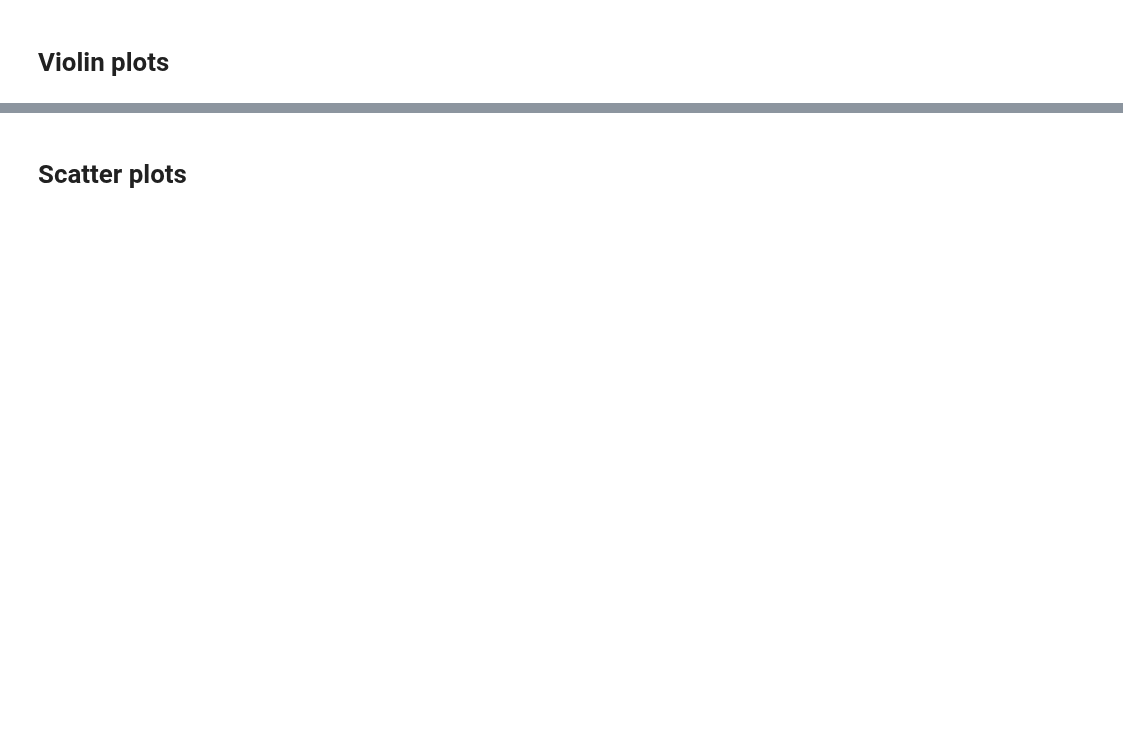
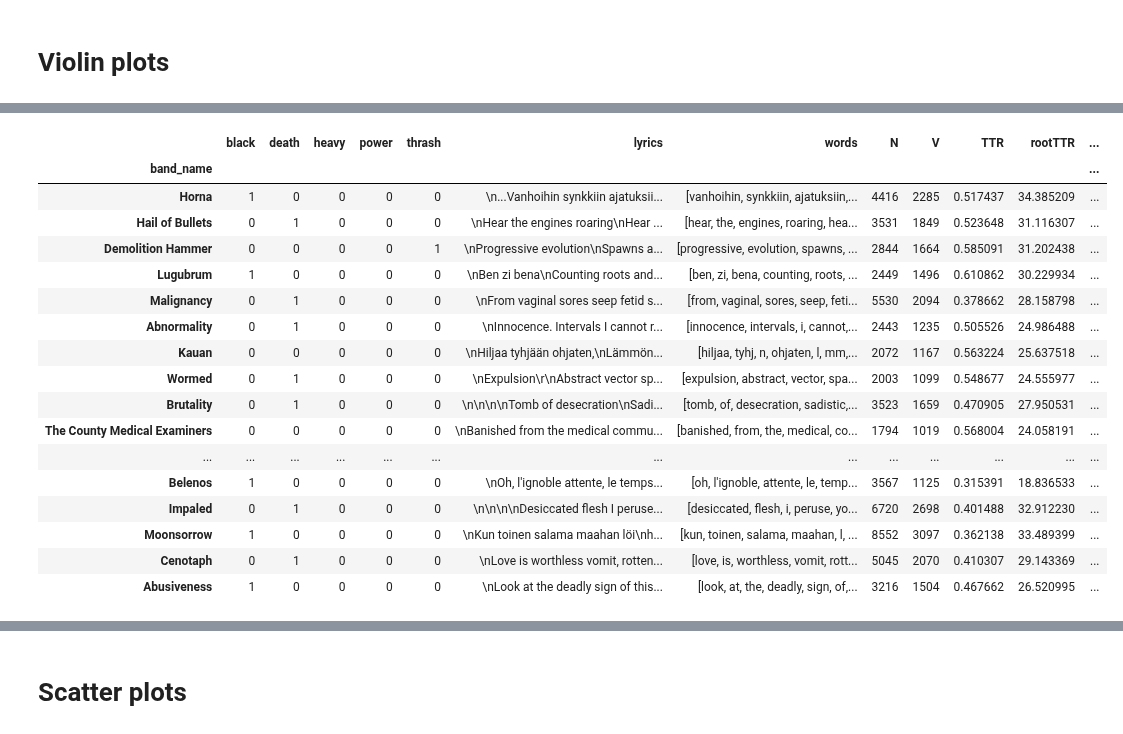
Before and after one commit to pdqnguyen/metallyrics, a Jupyter notebook: lyrics2.ipynb, the cells around one changed output, grey strips where cells are left out. Saved outputs shown, nothing was run; the diff lists cells and outputs as text; code cells hidden in the pictures; blank space fills up the shorter version.

```diff
--- a/lyrics2.ipynb
+++ b/lyrics2.ipynb
@@ -290,0 +284,21 @@ plot_violinplots(df_bands, figsize=(16, 18))
+# %%
+df_bands.sort_values('mtld', ascending=False)[:20]
+# %% [output]
+|  | black | death | heavy | power | thrash | lyrics | words | N | V | TTR | rootTTR | ... |
+| band_name |  |  |  |  |  |  |  |  |  |  |  | ... |
+| Horna | 1 | 0 | 0 | 0 | 0 | \n...Vanhoihin synkkiin ajatuksii... | [vanhoihin, synkkiin, ajatuksiin,... | 4416 | 2285 | 0.517437 | 34.385209 | ... |
+| Hail of Bullets | 0 | 1 | 0 | 0 | 0 | \nHear the engines roaring\nHear ... | [hear, the, engines, roaring, hea... | 3531 | 1849 | 0.523648 | 31.116307 | ... |
+| Demolition Hammer | 0 | 0 | 0 | 0 | 1 | \nProgressive evolution\nSpawns a... | [progressive, evolution, spawns, ... | 2844 | 1664 | 0.585091 | 31.202438 | ... |
+| Lugubrum | 1 | 0 | 0 | 0 | 0 | \nBen zi bena\nCounting roots and... | [ben, zi, bena, counting, roots, ... | 2449 | 1496 | 0.610862 | 30.229934 | ... |
+| Malignancy | 0 | 1 | 0 | 0 | 0 | \nFrom vaginal sores seep fetid s... | [from, vaginal, sores, seep, feti... | 5530 | 2094 | 0.378662 | 28.158798 | ... |
+| Abnormality | 0 | 1 | 0 | 0 | 0 | \nInnocence. Intervals I cannot r... | [innocence, intervals, i, cannot,... | 2443 | 1235 | 0.505526 | 24.986488 | ... |
+| Kauan | 0 | 0 | 0 | 0 | 0 | \nHiljaa tyhjään ohjaten,\nLämmön... | [hiljaa, tyhj, n, ohjaten, l, mm,... | 2072 | 1167 | 0.563224 | 25.637518 | ... |
+| Wormed | 0 | 1 | 0 | 0 | 0 | \nExpulsion\r\nAbstract vector sp... | [expulsion, abstract, vector, spa... | 2003 | 1099 | 0.548677 | 24.555977 | ... |
+| Brutality | 0 | 1 | 0 | 0 | 0 | \n\n\n\nTomb of desecration\nSadi... | [tomb, of, desecration, sadistic,... | 3523 | 1659 | 0.470905 | 27.950531 | ... |
+| The County Medical Examiners | 0 | 0 | 0 | 0 | 0 | \nBanished from the medical commu... | [banished, from, the, medical, co... | 1794 | 1019 | 0.568004 | 24.058191 | ... |
+| ... | ... | ... | ... | ... | ... | ... | ... | ... | ... | ... | ... | ... |
+| Belenos | 1 | 0 | 0 | 0 | 0 | \nOh, l'ignoble attente, le temps... | [oh, l'ignoble, attente, le, temp... | 3567 | 1125 | 0.315391 | 18.836533 | ... |
+| Impaled | 0 | 1 | 0 | 0 | 0 | \n\n\n\nDesiccated flesh I peruse... | [desiccated, flesh, i, peruse, yo... | 6720 | 2698 | 0.401488 | 32.912230 | ... |
+| Moonsorrow | 1 | 0 | 0 | 0 | 0 | \nKun toinen salama maahan löi\nh... | [kun, toinen, salama, maahan, l, ... | 8552 | 3097 | 0.362138 | 33.489399 | ... |
+| Cenotaph | 0 | 1 | 0 | 0 | 0 | \nLove is worthless vomit, rotten... | [love, is, worthless, vomit, rott... | 5045 | 2070 | 0.410307 | 29.143369 | ... |
+| Abusiveness | 1 | 0 | 0 | 0 | 0 | \nLook at the deadly sign of this... | [look, at, the, deadly, sign, of,... | 3216 | 1504 | 0.467662 | 26.520995 | ... |
```
Also changed, not shown: parts of 27 cells of this notebook.
